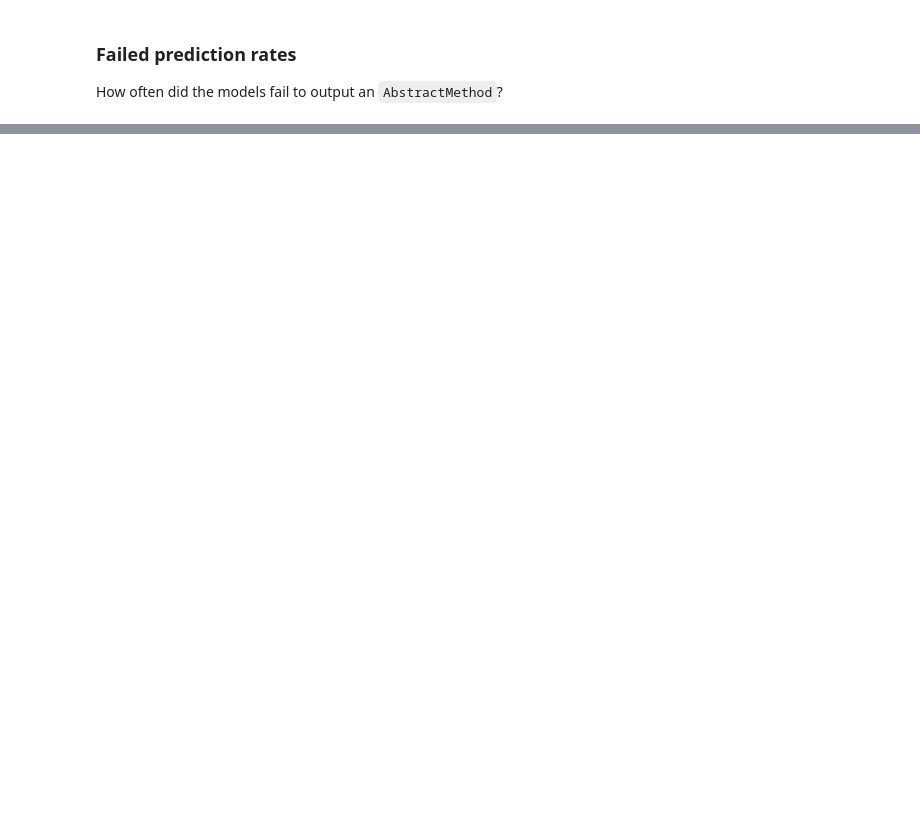
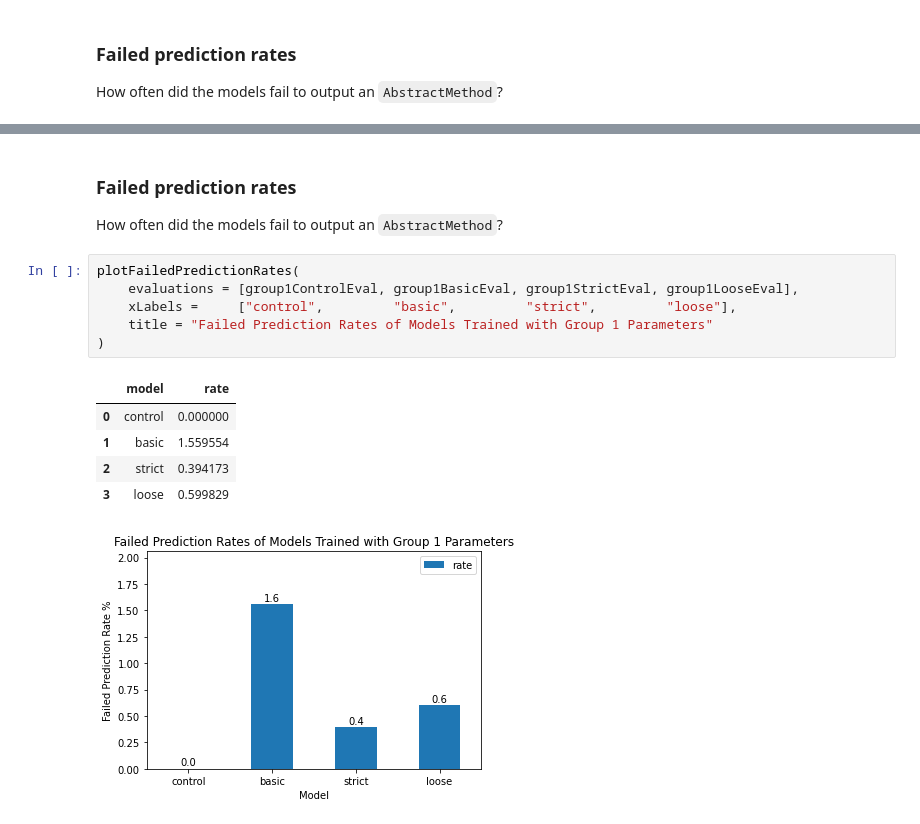
Before and after one commit to WM-SEMERU/hephaestus, a Jupyter notebook: nbs/07_Experiment.ipynb, the cells around one changed output, grey strips where cells are left out. Drawn from its saved outputs; the diff is of its cells as text; blank space fills up the shorter version.

```diff
--- a/nbs/07_Experiment.ipynb
+++ b/nbs/07_Experiment.ipynb
@@ -276,0 +396,17 @@ plotFailedPredictionRates(
+# %% [markdown]
+### Failed prediction rates
+
+How often did the models fail to output an `AbstractMethod`?
+# %%
+plotFailedPredictionRates(
+    evaluations = [group1ControlEval, group1BasicEval, group1StrictEval, group1LooseEval],
+    xLabels =     ["control",         "basic",         "strict",         "loose"],
+    title = "Failed Prediction Rates of Models Trained with Group 1 Parameters"
+)
+# %% [output]
+|  | model | rate |
+| 0 | control | 0.000000 |
+| 1 | basic | 1.559554 |
+| 2 | strict | 0.394173 |
+| 3 | loose | 0.599829 |
+[figure, added]
```
Also changed, not shown: parts of 23 cells of this notebook, 6 other files.
